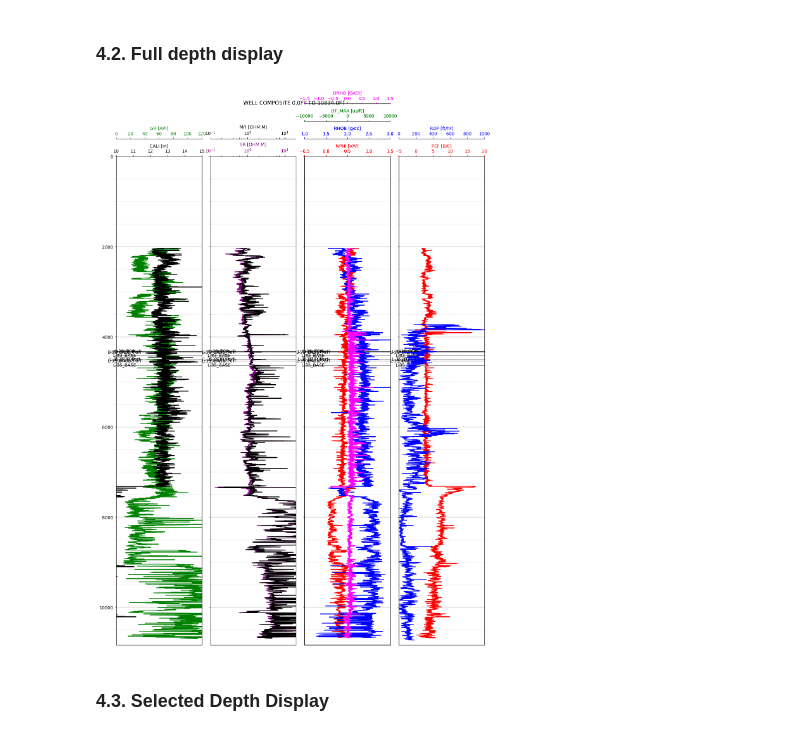
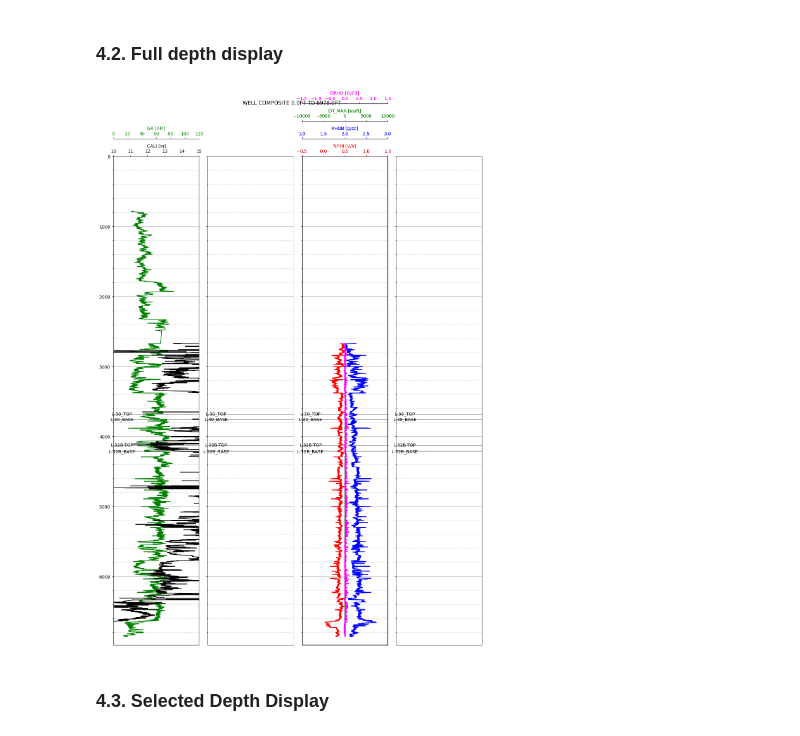
Before and after one commit to ARoyyanF/cuml-tf-model-hydrocarbon-prediction, a Jupyter notebook: BWLI/LLA-2 BWLI_simplified_v2_hydrocarbon layerlabel.ipynb, the cells around one changed output. Cells and saved outputs as stored; diff of their text form; code cells hidden in the pictures.

```diff
--- a/BWLI/LLA-2 BWLI_simplified_v2_hydrocarbon layerlabel.ipynb
+++ b/BWLI/LLA-2 BWLI_simplified_v2_hydrocarbon layerlabel.ipynb
@@ -53,7 +53,7 @@ def read_las(
     return data
 # %%
 file_name = "./data/raw/lla-2_wire_lima.las"
-well_name = "LLB-10"
+well_name = "LLA-2"
 renamed_columns = {
     "DEPTH": "DEPT",
     "RT": "DR",""
@@ -366,36 +361,36 @@ combo_plot(
         "intervals": [(0, 120), (10, 15)],
         "scales": ["linear", "linear"],
         "labels": ["GR [API]", "CALI [in]"],
         "positions": [40, 0],
         "colors": ["green", "black"],
     },
     traject2={
-        "data": ["SR", "MR"],
+        "data": [],
         "intervals": [(0.1, 20), (0.1, 20)],
         "scales": ["log", "log"],
         "labels": ["SR [OHM.M]", "MR [OHM.M]"],
         "positions": [0, 40],
         "colors": ["purple", "black"],
     },
     traject3={
         "data": ["NPHI", "RHOB_CORR", "DT_MAA", "DRHO"],
         "intervals": [(-0.5, 1.5), (1, 3), (-10000, 10000), (-1.5, 1.5)],
         "scales": ["linear", "linear", "linear", "linear"],
         "labels": ["NPHI [V/V]", "RHOB [g/cc]", "DT_MAA [us/ft]", "DRHO [G/C3]"],
         "positions": [0, 40, 80, 120],
         "colors": ["red", "blue", "green", "magenta"],
     },
     traject4={
-        "data": ["PEF", "ROP"],
+        "data": [],
         "intervals": [(-5, 20), (0, 1000)],
         "scales": ["linear", "linear"],
         "labels": ["PEF [B/E]", "ROP [ft/hr]"],
         "positions": [0, 40],
         "colors": ["red", "blue"],
     },
 )
 # %% [output]
-[figure, old version]
+[figure, new version]
 # %% [markdown]
 ### **4.3. Selected Depth Display**
 # %%
```
Also changed, not shown: parts of 16 cells of this notebook, 4 other files.
